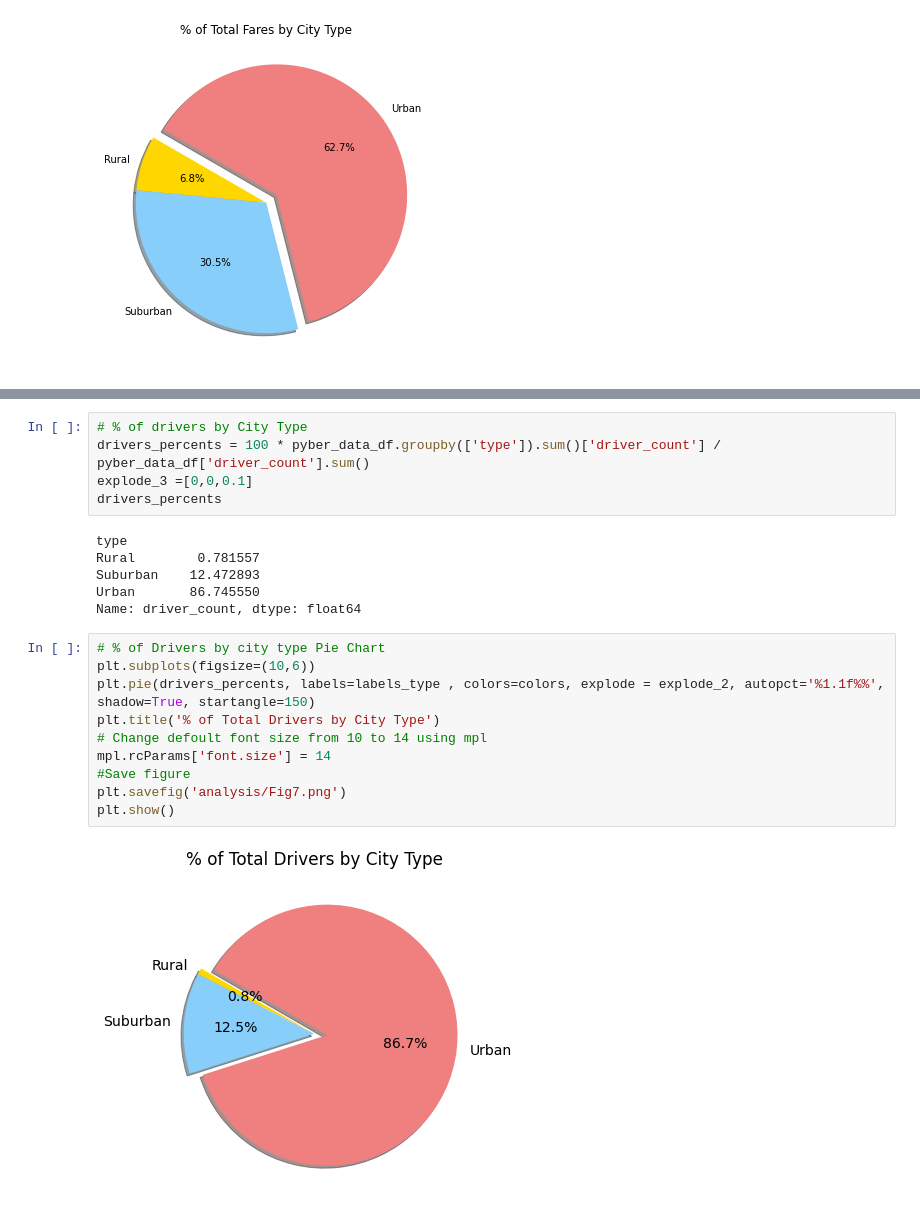
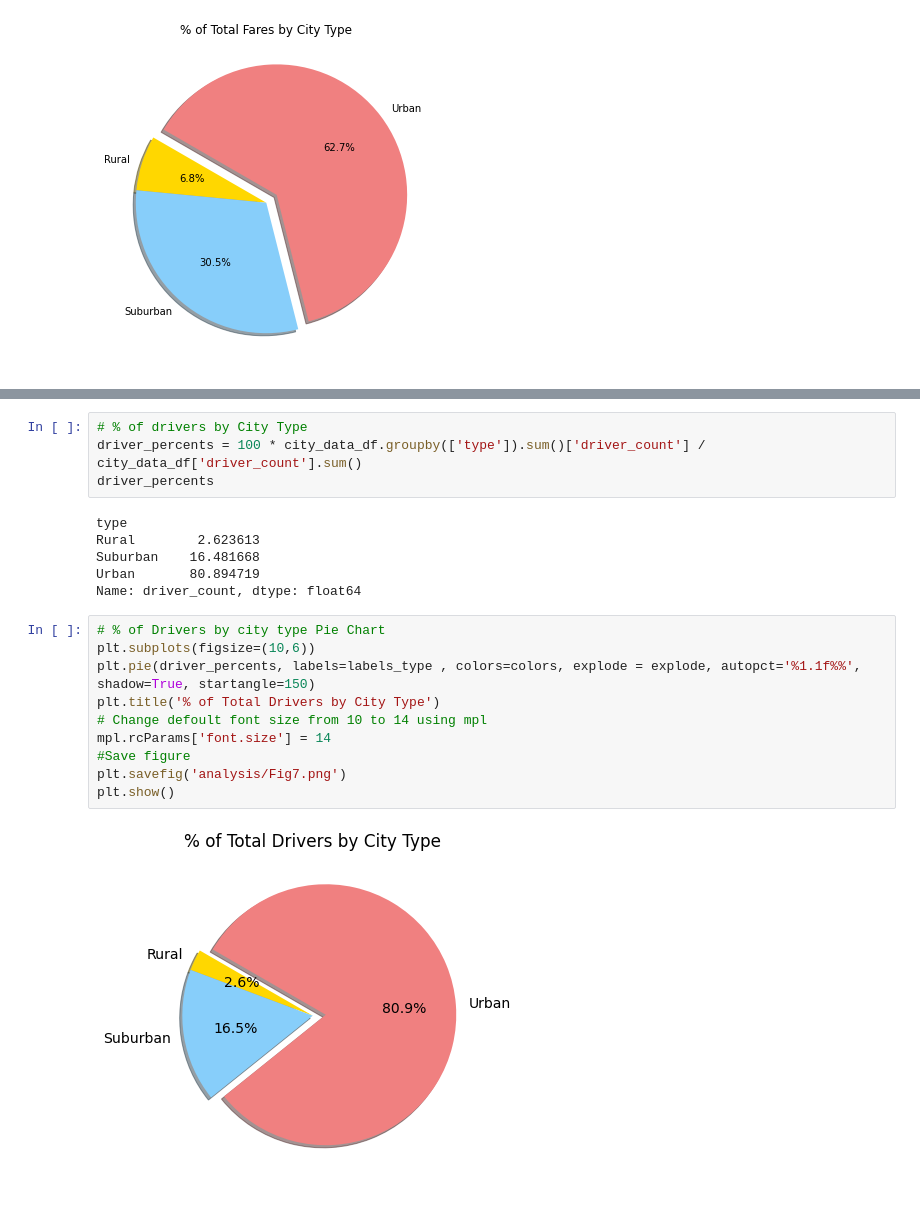
Before and after one commit to Jimena-QM/PyBer_Analysis, a Jupyter notebook: PyBer.ipynb, the cells around one changed output, grey strips where cells are left out. Saved outputs shown, nothing was run; the diff lists cells and outputs as text.

```diff
--- a/PyBer.ipynb
+++ b/PyBer.ipynb
@@ -552,24 +550,23 @@ plt.show()
 [figure]
 # %%
 # % of drivers by City Type
-drivers_percents = 100 * pyber_data_df.groupby(['type']).sum()['driver_count'] / pyber_data_df['driver_count'].sum()
-explode_3 =[0,0,0.1]
-drivers_percents
+driver_percents = 100 * city_data_df.groupby(['type']).sum()['driver_count'] / city_data_df['driver_count'].sum()
+driver_percents
 # %% [output]
 type
-Rural        0.781557
-Suburban    12.472893
-Urban       86.745550
+Rural        2.623613
+Suburban    16.481668
+Urban       80.894719
 Name: driver_count, dtype: float64
 # %%
 # % of Drivers by city type Pie Chart
 plt.subplots(figsize=(10,6))
-plt.pie(drivers_percents, labels=labels_type , colors=colors, explode = explode_2, autopct='%1.1f%%', shadow=True, startangle=150)
+plt.pie(driver_percents, labels=labels_type , colors=colors, explode = explode, autopct='%1.1f%%', shadow=True, startangle=150)
 plt.title('% of Total Drivers by City Type')
 # Change defoult font size from 10 to 14 using mpl
 mpl.rcParams['font.size'] = 14
 #Save figure
 plt.savefig('analysis/Fig7.png')
 plt.show()
 # %% [output]
-[figure, old version]
+[figure, new version]
```
Also changed, not shown: parts of 3 cells of this notebook, 2 other files.
